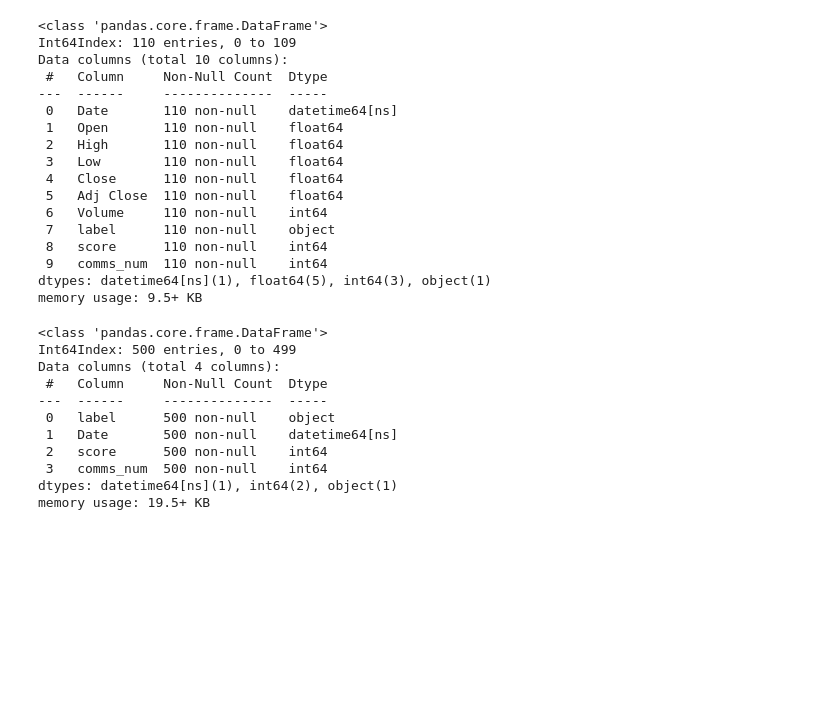
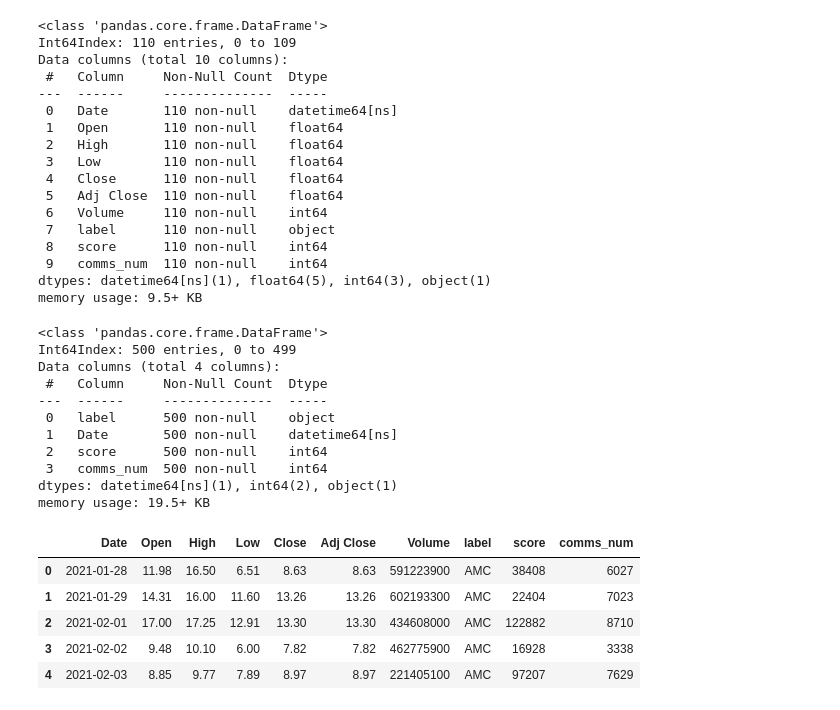
Before and after one commit to Charred-Baguette/AI-AT-CCIC, a Jupyter notebook: Semester 1/Stocks/gamestop.ipynb, the cells around one changed output. Drawn from its saved outputs; the diff is of its cells as text; code cells hidden in the pictures; blank space fills up the shorter version.

```diff
--- a/Semester 1/Stocks/gamestop.ipynb
+++ b/Semester 1/Stocks/gamestop.ipynb
@@ -379,3 +396,5 @@ bets.head()
+# %%
+amc['Date']=pd.to_datetime(amc['Date'])
 # %%
 gme=pd.read_json('gme.json')
 # %%
@@ -416,3 +435,12 @@ dtypes: datetime64[ns](1), int64(2), object(1)
 memory usage: 19.5+ KB
 # %%
 amc=pd.merge(amc, amcbets, on='Date')
+# %%
+amc.head()
+# %% [output]
+|  | Date | Open | High | Low | Close | Adj Close | Volume | label | score | comms_num |
+| 0 | 2021-01-28 | 11.98 | 16.50 | 6.51 | 8.63 | 8.63 | 591223900 | AMC | 38408 | 6027 |
+| 1 | 2021-01-29 | 14.31 | 16.00 | 11.60 | 13.26 | 13.26 | 602193300 | AMC | 22404 | 7023 |
+| 2 | 2021-02-01 | 17.00 | 17.25 | 12.91 | 13.30 | 13.30 | 434608000 | AMC | 122882 | 8710 |
+| 3 | 2021-02-02 | 9.48 | 10.10 | 6.00 | 7.82 | 7.82 | 462775900 | AMC | 16928 | 3338 |
+| 4 | 2021-02-03 | 8.85 | 9.77 | 7.89 | 8.97 | 8.97 | 221405100 | AMC | 97207 | 7629 |
```
Also changed, not shown: parts of 2 cells of this notebook, 2 other files.
